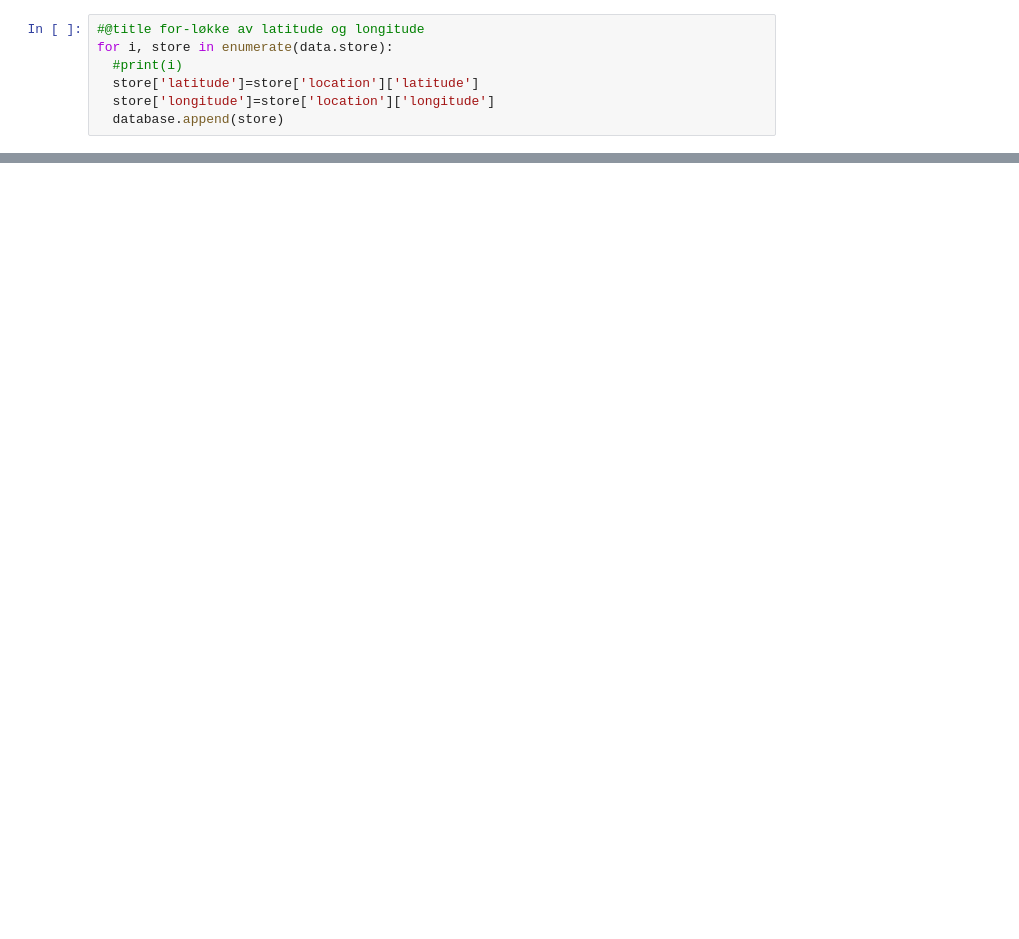
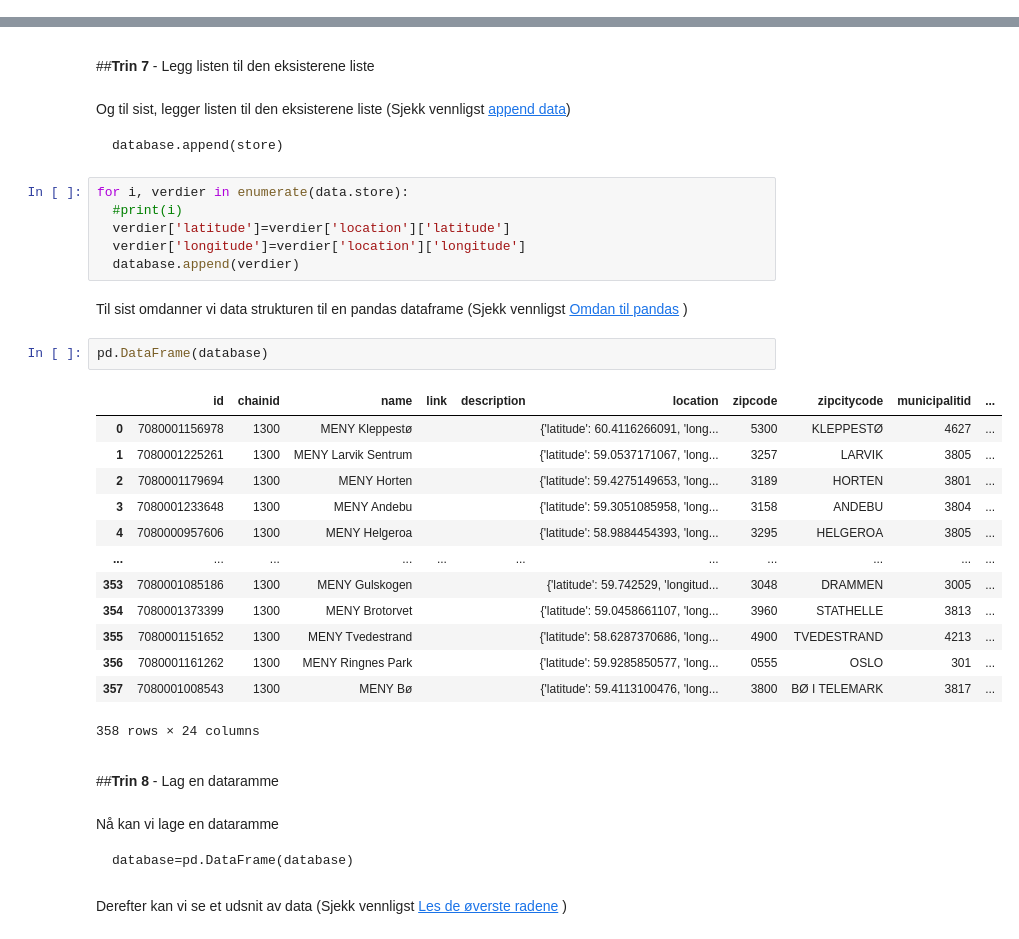
Before and after one commit to Digitaldriftsledelse/Driftsledelse, a Jupyter notebook: IND210/Data/1_Portfolio_problematik_1_1_Placering_og_forskydning.ipynb, the cells around one changed output, grey strips where cells are left out. Drawn from its saved outputs; the diff is of its cells as text; blank space fills up the shorter version.

````diff
--- a/IND210/Data/1_Portfolio_problematik_1_1_Placering_og_forskydning.ipynb
+++ b/IND210/Data/1_Portfolio_problematik_1_1_Placering_og_forskydning.ipynb
@@ -80,7 +0,0 @@ database.append(store)
-# %%
-#@title for-løkke av latitude og longitude
-for i, store in enumerate(data.store):
-  #print(i)
-  store['latitude']=store['location']['latitude']
-  store['longitude']=store['location']['longitude']
-  database.append(store)
@@ -140,0 +163,52 @@ color="black"
+# %% [markdown]
+<a name="Trin_7"></a>
+
+##**Trin 7** - Legg listen til den eksisterene liste
+# %% [markdown]
+
+
+
+Og til sist, legger listen til den eksisterene liste (Sjekk vennligst [append data](#append_data))
+
+```
+database.append(store)
+```
+# %%
+for i, verdier in enumerate(data.store):
+  #print(i)
+  verdier['latitude']=verdier['location']['latitude']
+  verdier['longitude']=verdier['location']['longitude']
+  database.append(verdier)
+# %% [markdown]
+Til sist omdanner vi data strukturen til en pandas dataframe (Sjekk vennligst [Omdan til pandas](#Omdan_til_pandas) )
+# %%
+pd.DataFrame(database)
+# %% [output]
+|  | id | chainid | name | link | description | location | zipcode | zipcitycode | municipalitid | ... |
+| 0 | 7080001156978 | 1300 | MENY Kleppestø |  |  | {'latitude': 60.4116266091, 'long... | 5300 | KLEPPESTØ | 4627 | ... |
+| 1 | 7080001225261 | 1300 | MENY Larvik Sentrum |  |  | {'latitude': 59.0537171067, 'long... | 3257 | LARVIK | 3805 | ... |
+| 2 | 7080001179694 | 1300 | MENY Horten |  |  | {'latitude': 59.4275149653, 'long... | 3189 | HORTEN | 3801 | ... |
+| 3 | 7080001233648 | 1300 | MENY Andebu |  |  | {'latitude': 59.3051085958, 'long... | 3158 | ANDEBU | 3804 | ... |
+| 4 | 7080000957606 | 1300 | MENY Helgeroa |  |  | {'latitude': 58.9884454393, 'long... | 3295 | HELGEROA | 3805 | ... |
+| ... | ... | ... | ... | ... | ... | ... | ... | ... | ... | ... |
+| 353 | 7080001085186 | 1300 | MENY Gulskogen |  |  | {'latitude': 59.742529, 'longitud... | 3048 | DRAMMEN | 3005 | ... |
+| 354 | 7080001373399 | 1300 | MENY Brotorvet |  |  | {'latitude': 59.0458661107, 'long... | 3960 | STATHELLE | 3813 | ... |
+| 355 | 7080001151652 | 1300 | MENY Tvedestrand |  |  | {'latitude': 58.6287370686, 'long... | 4900 | TVEDESTRAND | 4213 | ... |
+| 356 | 7080001161262 | 1300 | MENY Ringnes Park |  |  | {'latitude': 59.9285850577, 'long... | 0555 | OSLO | 301 | ... |
+| 357 | 7080001008543 | 1300 | MENY Bø |  |  | {'latitude': 59.4113100476, 'long... | 3800 | BØ I TELEMARK | 3817 | ... |
+358 rows × 24 columns
+# %% [markdown]
+<a name="Trin_8"></a>
+
+##**Trin 8** - Lag en dataramme
+# %% [markdown]
+
+
+Nå kan vi lage en dataramme
+
+
+```
+database=pd.DataFrame(database)
+```
+# %% [markdown]
+Derefter kan vi se et udsnit av data (Sjekk vennligst [Les de øverste radene](#Les_de_øverste_radene) )
````
Also changed, not shown: parts of 154 cells of this notebook.
